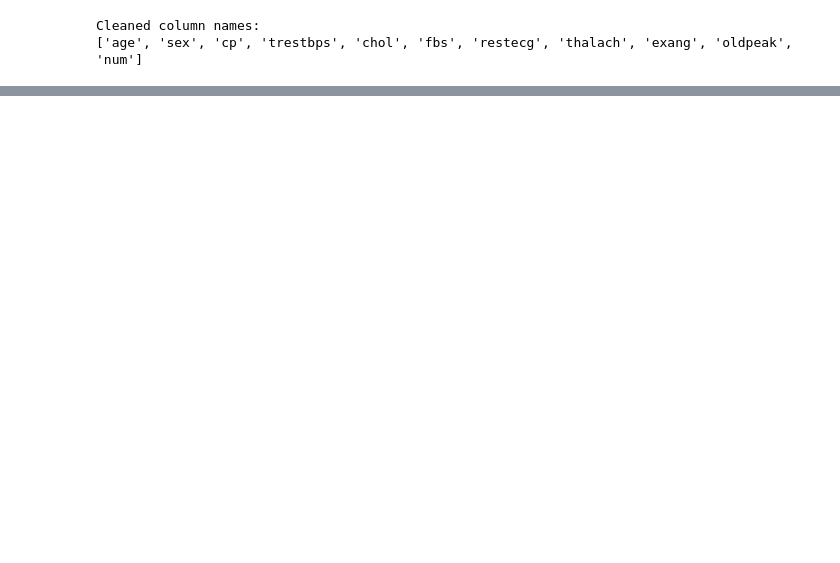
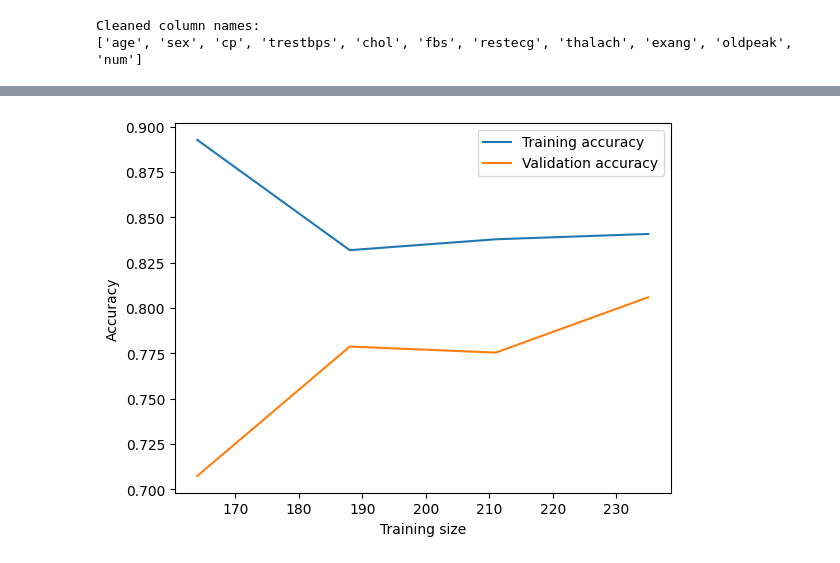
Before and after one commit to nirrahav/heart-attack-prediction-, a Jupyter notebook: heart-attack-prediction.ipynb, the cells around one changed output, grey strips where cells are left out. Saved outputs shown, nothing was run; the diff lists cells and outputs as text; code cells hidden in the pictures; blank space fills up the shorter version.

Commit message:
feat: add SHAP explanations, CV metrics, and learning curve analysis

```diff
--- a/heart-attack-prediction.ipynb
+++ b/heart-attack-prediction.ipynb
@@ -150,0 +247,30 @@ Baseline accuracy: 0.639
+# %%
+cv = StratifiedKFold(n_splits=5, shuffle=True, random_state=42)
+
+# Evaluate multiple metrics to get a fuller picture on small data
+scorings = ["accuracy", "precision", "recall", "f1", "roc_auc"]
+cv_results = {}
+for metric in scorings:
+    scores = cross_val_score(clf, X, y, cv=cv, scoring=metric)
+    cv_results[metric] = (scores.mean(), scores.std())
+
+print("Cross-Validation (5-fold):")
+for metric, (mean_, std_) in cv_results.items():
+    print(f"{metric:9s}: {mean_:.3f} ± {std_:.3f}")
+
+# -----------------------------------------
+# 5) Train on full training data and test
+# -----------------------------------------
+# Fit on the training set only (assuming you have X_train, X_test)
+clf.fit(X_train, y_train)
+print("\nHold-out Test Metrics:")
+
+
+y_pred = clf.predict(X_test)
+y_prob = clf.predict_proba(X_test)[:, 1]
+
+print("accuracy :", accuracy_score(y_test, y_pred).round(3))
+print("precision:", precision_score(y_test, y_pred).round(3))
+print("recall   :", recall_score(y_test, y_pred).round(3))
+print("f1       :", f1_score(y_test, y_pred).round(3))
+print("roc_auc  :", roc_auc_score(y_test, y_prob).round(3))
@@ -150,0 +291,16 @@ Baseline accuracy: 0.639
+# %%
+train_sizes, train_scores, val_scores = learning_curve(
+    clf, X, y, cv=5, scoring="accuracy", n_jobs=-1, train_sizes=np.linspace(0.1, 1.0, 10)
+)
+
+train_mean = train_scores.mean(axis=1)
+val_mean = val_scores.mean(axis=1)
+
+plt.plot(train_sizes, train_mean, label="Training accuracy")
+plt.plot(train_sizes, val_mean, label="Validation accuracy")
+plt.xlabel("Training size")
+plt.ylabel("Accuracy")
+plt.legend()
+plt.show()
+# %% [output]
+[figure, added]
```
Also changed, not shown: parts of 26 cells of this notebook.
